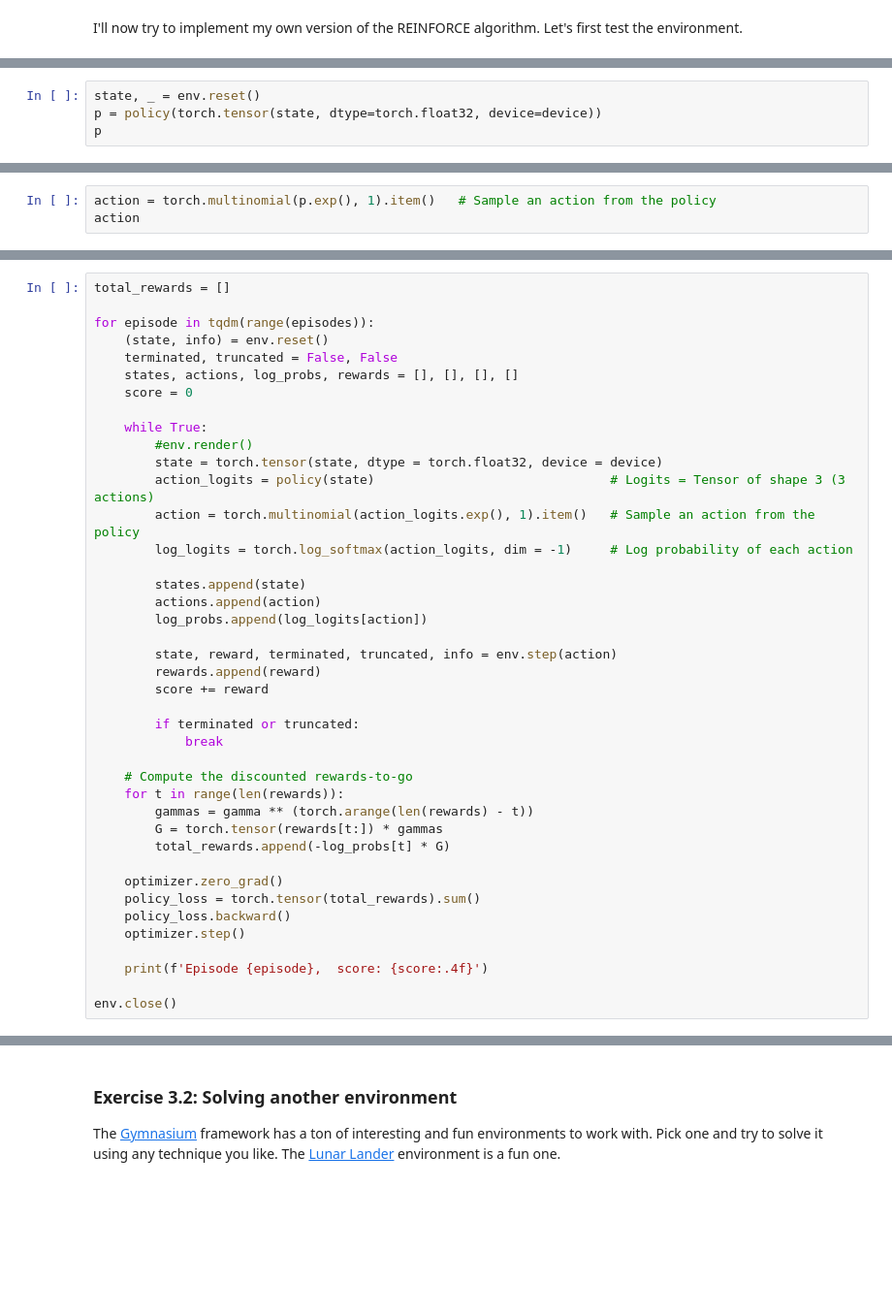
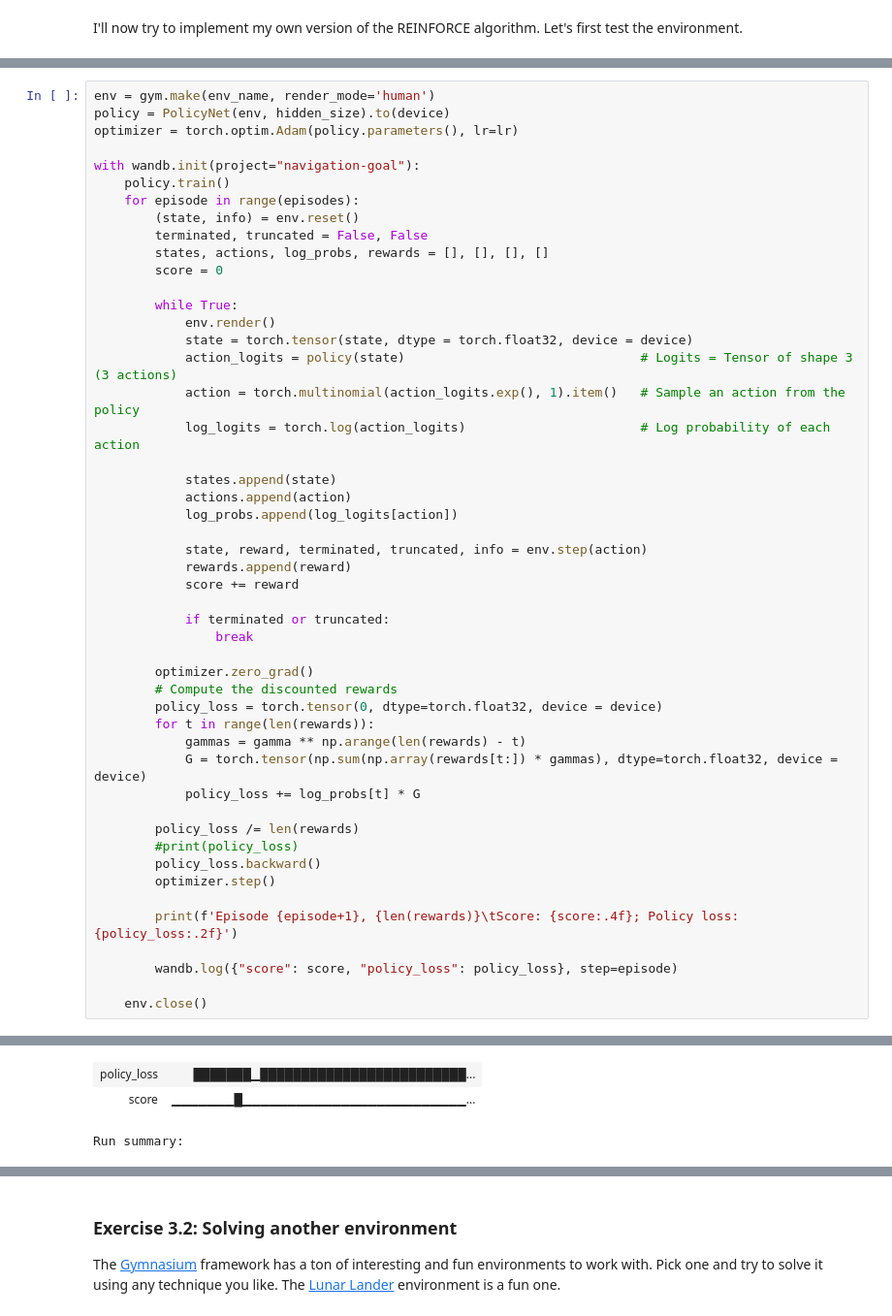
Before and after one commit to giovancombo/DLA-Labs, a Jupyter notebook: lab3/Lab3.ipynb, the cells around one changed output, grey strips where cells are left out. Shown at 97% size. Drawn from its saved outputs; the diff is of its cells as text; blank space fills up the shorter version.

```diff
--- a/lab3/Lab3.ipynb
+++ b/lab3/Lab3.ipynb
@@ -111,4 +116,0 @@ optimizer = torch.optim.Adam(policy.parameters(), lr=lr)
-# %%
-state, _ = env.reset()
-p = policy(torch.tensor(state, dtype=torch.float32, device=device))
-p
@@ -123,3 +116,0 @@ tensor([-1.2950, -1.2716, -0.8081], device='cuda:0',
-# %%
-action = torch.multinomial(p.exp(), 1).item()   # Sample an action from the policy
-action
@@ -132,42 +117,50 @@ tensor(-1.2716, device='cuda:0', grad_fn=<SelectBackward0>)
 # %%
-total_rewards = []
+env = gym.make(env_name, render_mode='human')
+policy = PolicyNet(env, hidden_size).to(device)
+optimizer = torch.optim.Adam(policy.parameters(), lr=lr)
 
-for episode in tqdm(range(episodes)):
-    (state, info) = env.reset()
-    terminated, truncated = False, False
-    states, actions, log_probs, rewards = [], [], [], []
-    score = 0
+with wandb.init(project="navigation-goal"):
+    policy.train()
+    for episode in range(episodes):
+        (state, info) = env.reset()
+        terminated, truncated = False, False
+        states, actions, log_probs, rewards = [], [], [], []
+        score = 0
 
-    while True:
-        #env.render()
-        state = torch.tensor(state, dtype = torch.float32, device = device)
-        action_logits = policy(state)                               # Logits = Tensor of shape 3 (3 actions)
-        action = torch.multinomial(action_logits.exp(), 1).item()   # Sample an action from the policy
-        log_logits = torch.log_softmax(action_logits, dim = -1)     # Log probability of each action
+        while True:
+            env.render()
+            state = torch.tensor(state, dtype = torch.float32, device = device)
+            action_logits = policy(state)                               # Logits = Tensor of shape 3 (3 actions)
+            action = torch.multinomial(action_logits.exp(), 1).item()   # Sample an action from the policy
+            log_logits = torch.log(action_logits)                       # Log probability of each action
 
-        states.append(state)
-        actions.append(action)
-        log_probs.append(log_logits[action])
+            states.append(state)
+            actions.append(action)
+            log_probs.append(log_logits[action])
 
-        state, reward, terminated, truncated, info = env.step(action)
-        rewards.append(reward)
-        score += reward
+            state, reward, terminated, truncated, info = env.step(action)
+            rewards.append(reward)
+            score += reward
 
-        if terminated or truncated:
-            break
+            if terminated or truncated:
+                break
 
-    # Compute the discounted rewards-to-go
-    for t in range(len(rewards)):
-        gammas = gamma ** (torch.arange(len(rewards) - t))
-        G = torch.tensor(rewards[t:]) * gammas
-        total_rewards.append(-log_probs[t] * G)
+        optimizer.zero_grad()
+        # Compute the discounted rewards
+        policy_loss = torch.tensor(0, dtype=torch.float32, device = device)
+        for t in range(len(rewards)):
+            gammas = gamma ** np.arange(len(rewards) - t)
+            G = torch.tensor(np.sum(np.array(rewards[t:]) * gammas), dtype=torch.float32, device = device)
+            policy_loss += log_probs[t] * G
 
-    optimizer.zero_grad()
-    policy_loss = torch.tensor(total_rewards).sum()
-    policy_loss.backward()
-    optimizer.step()
+        policy_loss /= len(rewards)
+        #print(policy_loss)
+        policy_loss.backward()
+        optimizer.step()
 
-    print(f'Episode {episode},  score: {score:.4f}')
+        print(f'Episode {episode+1}, {len(rewards)}\tScore: {score:.4f}; Policy loss: {policy_loss:.2f}')
 
-env.close()
+        wandb.log({"score": score, "policy_loss": policy_loss}, step=episode)
+
+    env.close()
 # %% [output]
@@ -175,0 +190,3 @@ ValueError: only one element tensors can be converted to Python scalars
+| policy_loss | ███████▁█████████████████████████... |
+| score | ▁▁▁▁▁▁▁█▁▁▁▁▁▁▁▁▁▁▁▁▁▁▁▁▁▁▁▁▁▁▁▁▁... |
+Run summary:
```
Also changed, not shown: parts of 7 cells of this notebook, 3 other files.
